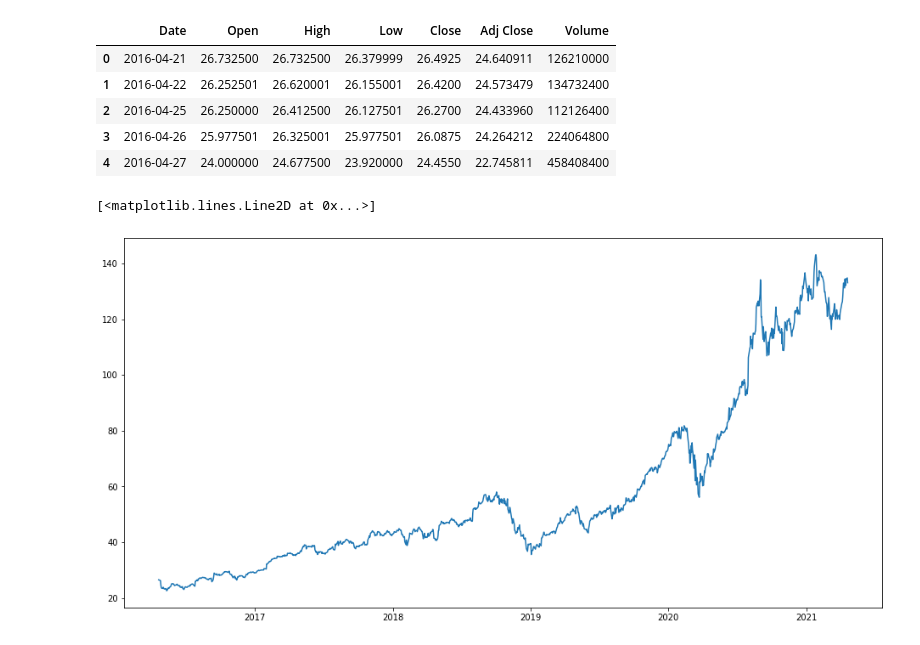
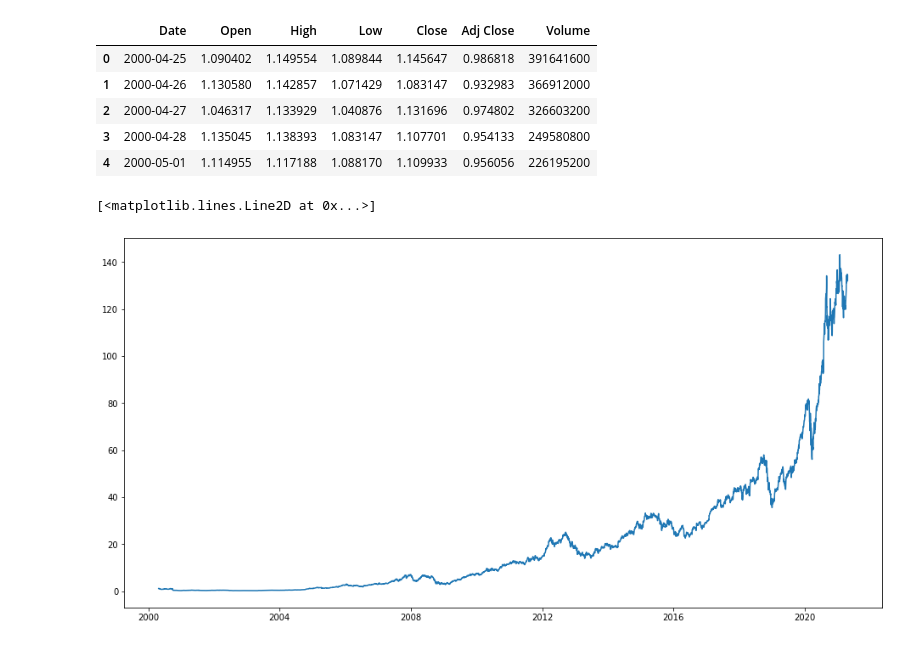
Before and after one commit to penachett/stock_price_prediction_app, a Jupyter notebook: ml/try2.ipynb, the cells around one changed output. Cells and saved outputs as stored; diff of their text form; code cells hidden in the pictures.

```diff
--- a/ml/try2.ipynb
+++ b/ml/try2.ipynb
@@ -10,15 +10,15 @@ scaler=MinMaxScaler(feature_range=(0,1))
 from keras.models import Sequential
 from keras.layers import LSTM,Dropout,Dense
 # %%
-df=pd.read_csv("AAPL_5Y.csv")
+df=pd.read_csv("AAPL_20Y.csv")
 df.head()
 # %% [output]
 |  | Date | Open | High | Low | Close | Adj Close | Volume |
-| 0 | 2016-04-21 | 26.732500 | 26.732500 | 26.379999 | 26.4925 | 24.640911 | 126210000 |
-| 1 | 2016-04-22 | 26.252501 | 26.620001 | 26.155001 | 26.4200 | 24.573479 | 134732400 |
-| 2 | 2016-04-25 | 26.250000 | 26.412500 | 26.127501 | 26.2700 | 24.433960 | 112126400 |
-| 3 | 2016-04-26 | 25.977501 | 26.325001 | 25.977501 | 26.0875 | 24.264212 | 224064800 |
-| 4 | 2016-04-27 | 24.000000 | 24.677500 | 23.920000 | 24.4550 | 22.745811 | 458408400 |
+| 0 | 2000-04-25 | 1.090402 | 1.149554 | 1.089844 | 1.145647 | 0.986818 | 391641600 |
+| 1 | 2000-04-26 | 1.130580 | 1.142857 | 1.071429 | 1.083147 | 0.932983 | 366912000 |
+| 2 | 2000-04-27 | 1.046317 | 1.133929 | 1.040876 | 1.131696 | 0.974802 | 326603200 |
+| 3 | 2000-04-28 | 1.135045 | 1.138393 | 1.083147 | 1.107701 | 0.954133 | 249580800 |
+| 4 | 2000-05-01 | 1.114955 | 1.117188 | 1.088170 | 1.109933 | 0.956056 | 226195200 |
 # %%
 df["Date"]=pd.to_datetime(df.Date,format="%Y-%m-%d")
 df.index=df['Date']
@@ -27,5 +27,5 @@ plt.figure(figsize=(16,8))
 plt.plot(df["Close"],label='Close Price history')
 # %% [output]
 [<matplotlib.lines.Line2D at 0x...>]
-[figure, old version]
+[figure, new version]
 # %%
```
Also changed, not shown: parts of 4 cells of this notebook, 2 other files.
